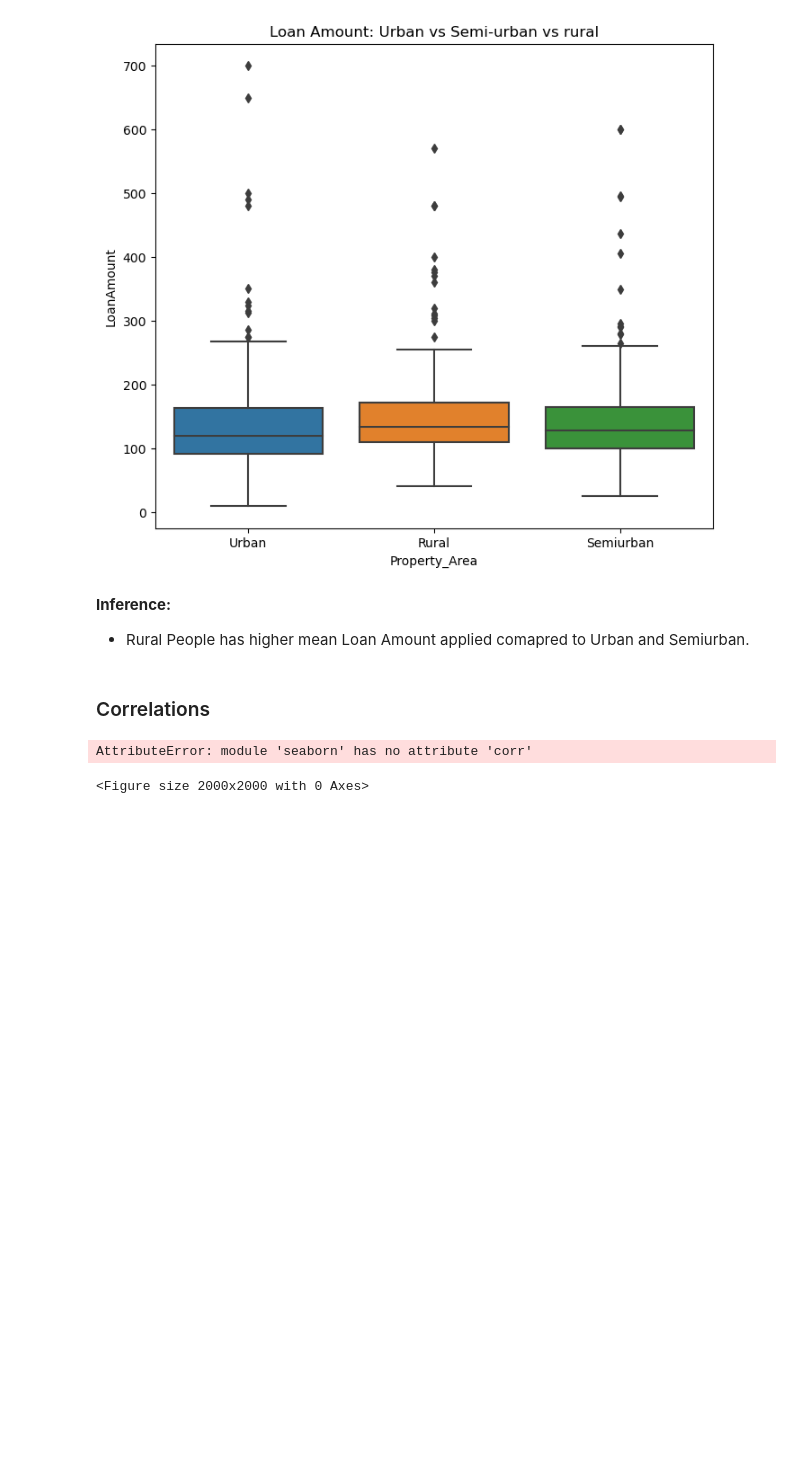
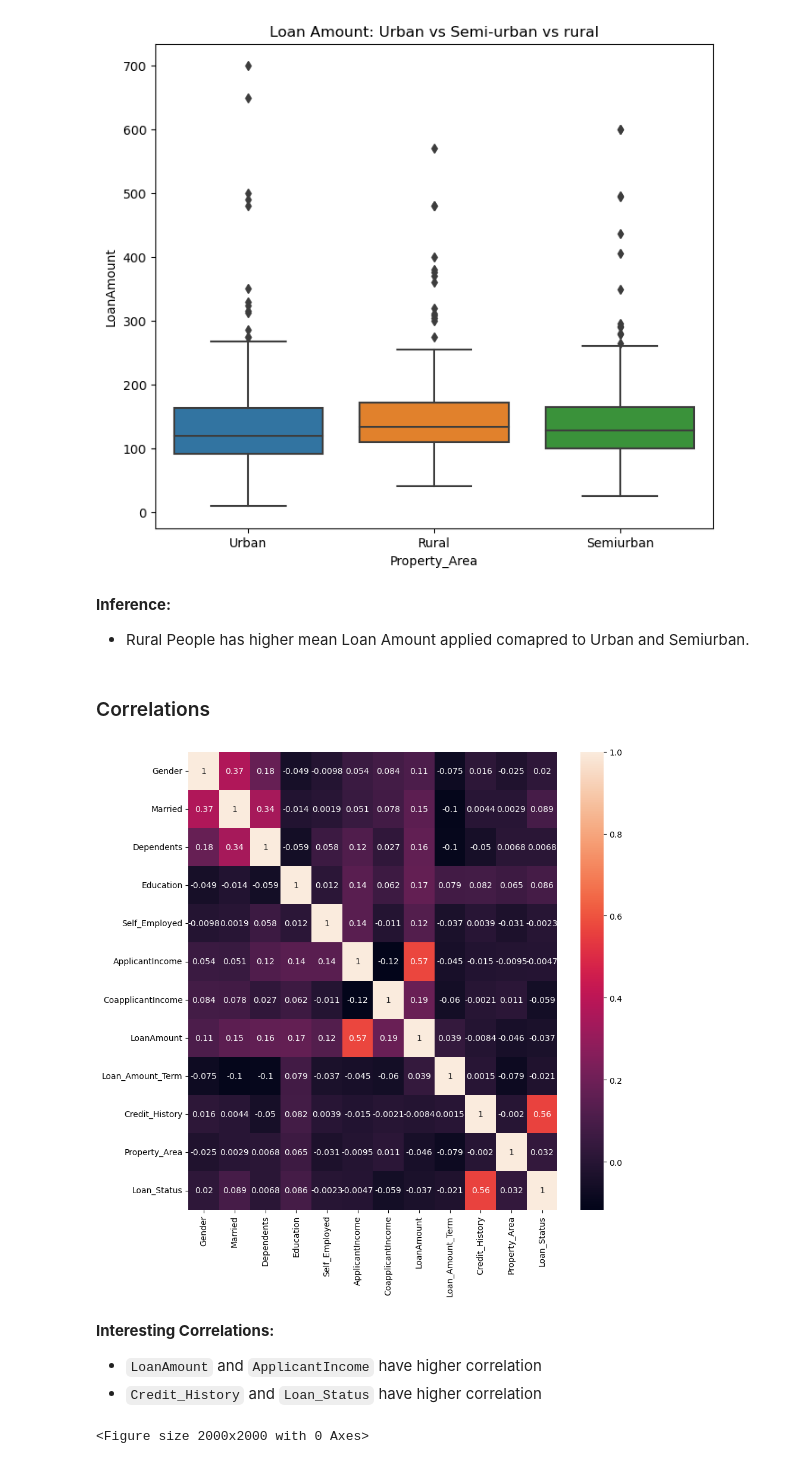
Before and after one commit to akash99-code/Machine-Learning-Class-Tasks, a Jupyter notebook: project/ML_Project_21227.ipynb, the cells around one changed output. Saved outputs shown, nothing was run; the diff lists cells and outputs as text; code cells hidden in the pictures; blank space fills up the shorter version.

```diff
--- a/project/ML_Project_21227.ipynb
+++ b/project/ML_Project_21227.ipynb
@@ -264,13 +264,18 @@ plt.show()
 # %% [markdown]
 **Inference:**
 - Rural People has higher mean Loan Amount applied comapred to Urban and Semiurban.
-# %% [markdown]
-### Correlations
-# %%
-sns.(df.corr())
-plt.show()
-# %% [output]
-AttributeError: module 'seaborn' has no attribute 'corr'
+# %% [markdown]
+### Correlations
+# %%
+plt.figure(figsize=(10,10))
+sns.heatmap(df.corr(), annot=True)
+plt.show()
+# %% [output]
+[figure, added]
+# %% [markdown]
+**Interesting Correlations:**
+- `LoanAmount` and `ApplicantIncome` have higher correlation
+- `Credit_History` and `Loan_Status`  have higher correlation
 # %%
 ## Pair plot of numerical columns
 plt.figure(figsize=(20,20))
```
Also changed, not shown: parts of 28 cells of this notebook.
